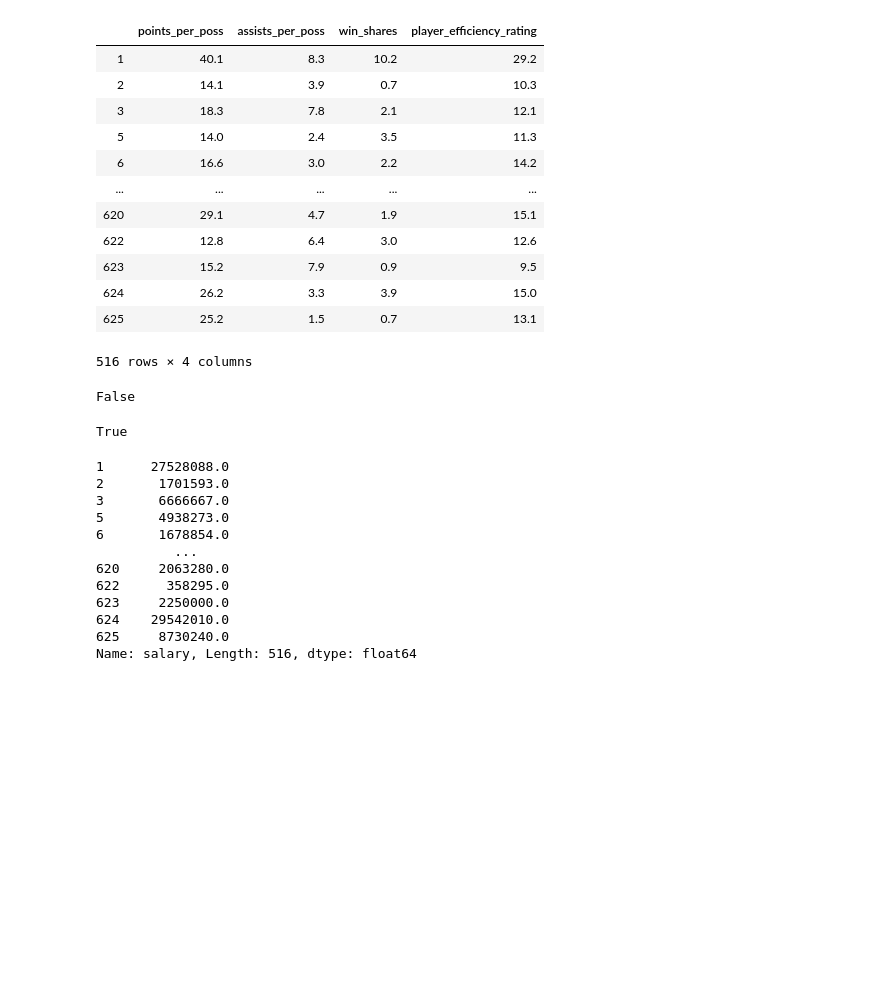
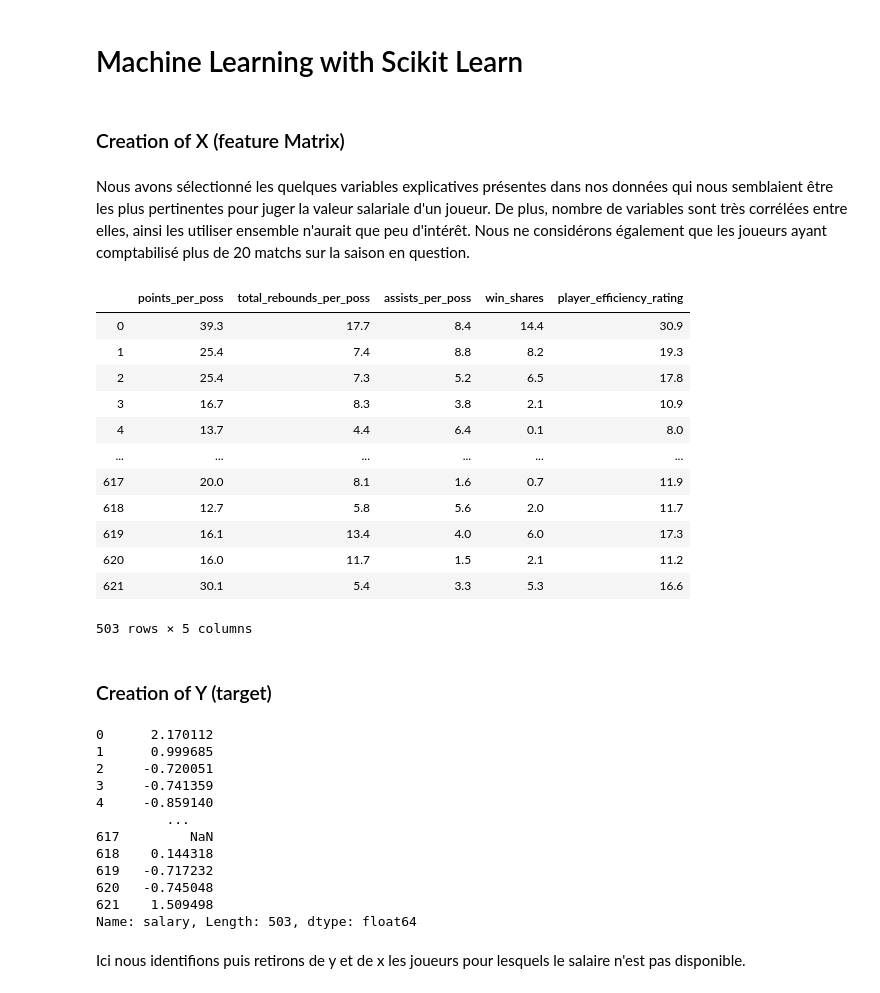
Before and after one commit to nael-farhan/python-project-nba-salaries, a Jupyter notebook: analysis and models.ipynb, the cells around one changed output. Cells and saved outputs as stored; diff of their text form; code cells hidden in the pictures; blank space fills up the shorter version.

```diff
--- a/analysis and models.ipynb
+++ b/analysis and models.ipynb
@@ -3,2 +4,3 @@ import pandas as pd
 # %%
 df_21= pd.read_csv('data21.csv')
+df_19 = pd.read_csv('data19.csv')
@@ -68,0 +29,3 @@ import numpy as np
+# %%
+df_19['salary']=(df_19['salary']-df_19['salary'].mean())/df_19['salary'].std()
+df_19['salary']
@@ -69,26 +45,24 @@ import numpy as np
+# %% [markdown]
+# Machine Learning with Scikit Learn
+# %% [markdown]
+### Creation of X (feature Matrix)
+# %% [markdown]
+Nous avons sélectionné les quelques variables explicatives présentes dans nos données qui nous semblaient être les plus pertinentes pour juger la valeur salariale d'un joueur. De plus, nombre de variables sont très corrélées entre elles, ainsi les utiliser ensemble n'aurait que peu d'intérêt. Nous ne considérons également que les joueurs ayant comptabilisé plus de 20 matchs sur la saison en question.
 # %%
-x = df_21[df_21['games_played']>=20][['points_per_poss','assists_per_poss','win_shares','player_efficiency_rating']]
+x = df_19[df_19['games_played']>=20][['points_per_poss','total_rebounds_per_poss','assists_per_poss','win_shares','player_efficiency_rating']]
 x.dropna()
 x
 # %% [output]
-|  | points_per_poss | assists_per_poss | win_shares | player_efficiency_rating |
-| 1 | 40.1 | 8.3 | 10.2 | 29.2 |
-| 2 | 14.1 | 3.9 | 0.7 | 10.3 |
-| 3 | 18.3 | 7.8 | 2.1 | 12.1 |
-| 5 | 14.0 | 2.4 | 3.5 | 11.3 |
-| 6 | 16.6 | 3.0 | 2.2 | 14.2 |
-| ... | ... | ... | ... | ... |
-| 620 | 29.1 | 4.7 | 1.9 | 15.1 |
-| 622 | 12.8 | 6.4 | 3.0 | 12.6 |
-| 623 | 15.2 | 7.9 | 0.9 | 9.5 |
-| 624 | 26.2 | 3.3 | 3.9 | 15.0 |
-| 625 | 25.2 | 1.5 | 0.7 | 13.1 |
+|  | points_per_poss | total_rebounds_per_poss | assists_per_poss | win_shares | player_efficiency_rating |
+| 0 | 39.3 | 17.7 | 8.4 | 14.4 | 30.9 |
+| 1 | 25.4 | 7.4 | 8.8 | 8.2 | 19.3 |
+| 2 | 25.4 | 7.3 | 5.2 | 6.5 | 17.8 |
+| 3 | 16.7 | 8.3 | 3.8 | 2.1 | 10.9 |
+| 4 | 13.7 | 4.4 | 6.4 | 0.1 | 8.0 |
+| ... | ... | ... | ... | ... | ... |
+| 617 | 20.0 | 8.1 | 1.6 | 0.7 | 11.9 |
+| 618 | 12.7 | 5.8 | 5.6 | 2.0 | 11.7 |
+| 619 | 16.1 | 13.4 | 4.0 | 6.0 | 17.3 |
+| 620 | 16.0 | 11.7 | 1.5 | 2.1 | 11.2 |
+| 621 | 30.1 | 5.4 | 3.3 | 5.3 | 16.6 |
-516 rows × 4 columns
+503 rows × 5 columns
-# %%
-np.any(np.isnan(x))
-# %% [output]
-False
-# %%
-np.all(np.isfinite(x))
-# %% [output]
-True
@@ -97,19 +69,23 @@ True
+# %% [markdown]
+### Creation of Y (target)
 # %%
-y = df_21[df_21['games_played']>=20]['salary']
+y = df_19[df_19['games_played']>=20]['salary']
 y
 # %% [output]
-1      27528088.0
-2       1701593.0
-3       6666667.0
-5       4938273.0
-6       1678854.0
-          ...
-620     2063280.0
-622      358295.0
-623     2250000.0
-624    29542010.0
-625     8730240.0
-Name: salary, Length: 516, dtype: float64
+0      2.170112
+1      0.999685
+2     -0.720051
+3     -0.741359
+4     -0.859140
+         ...
+617         NaN
+618    0.144318
+619   -0.717232
+620   -0.745048
+621    1.509498
+Name: salary, Length: 503, dtype: float64
+# %% [markdown]
+Ici nous identifions puis retirons de y et de x les joueurs pour lesquels le salaire n'est pas disponible.
 # %%
 index_with_nan = y.index[y.isna()]
 print(index_with_nan)
```
Also changed, not shown: parts of 65 cells of this notebook.
